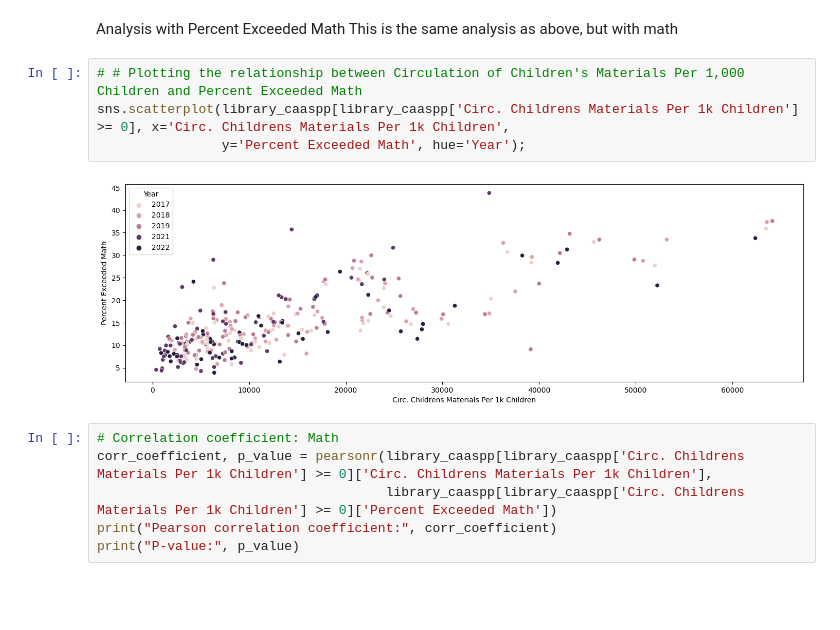
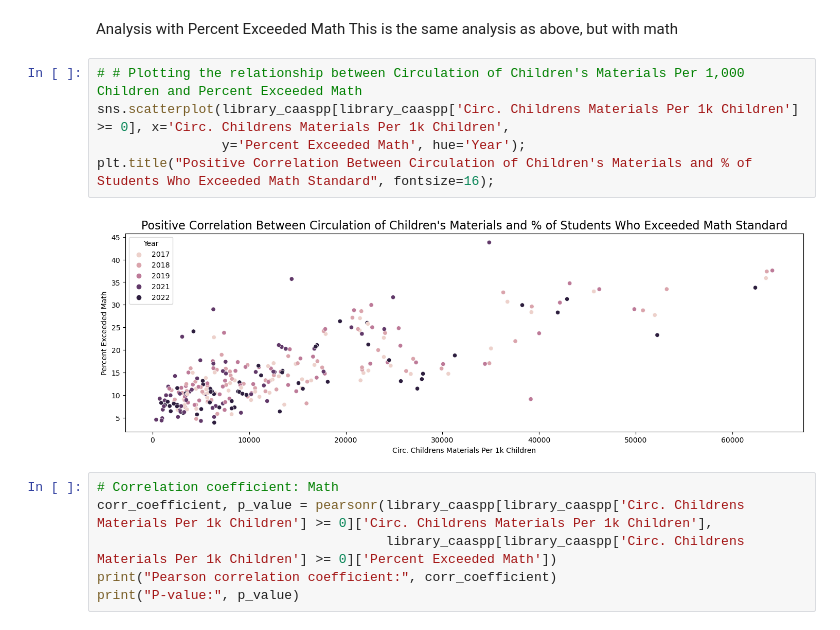
Before and after one commit to KaitlynChou/COGS-108-Project, a Jupyter notebook: FinalProject_Group057_WI24.ipynb, the cells around one changed output. Drawn from its saved outputs; the diff is of its cells as text; blank space fills up the shorter version.

```diff
--- a/FinalProject_Group057_WI24.ipynb
+++ b/FinalProject_Group057_WI24.ipynb
@@ -582,9 +587,10 @@ This is the same analysis as above, but with math
 # %%
 # # Plotting the relationship between Circulation of Children's Materials Per 1,000 Children and Percent Exceeded Math
 sns.scatterplot(library_caaspp[library_caaspp['Circ. Childrens Materials Per 1k Children'] >= 0], x='Circ. Childrens Materials Per 1k Children',
                 y='Percent Exceeded Math', hue='Year');
+plt.title("Positive Correlation Between Circulation of Children's Materials and % of Students Who Exceeded Math Standard", fontsize=16);
 # %% [output]
-[figure, old version]
+[figure, new version]
 # %%
 # Correlation coefficient: Math
 corr_coefficient, p_value = pearsonr(library_caaspp[library_caaspp['Circ. Childrens Materials Per 1k Children'] >= 0]['Circ. Childrens Materials Per 1k Children'],
```
Also changed, not shown: parts of 12 cells of this notebook.
